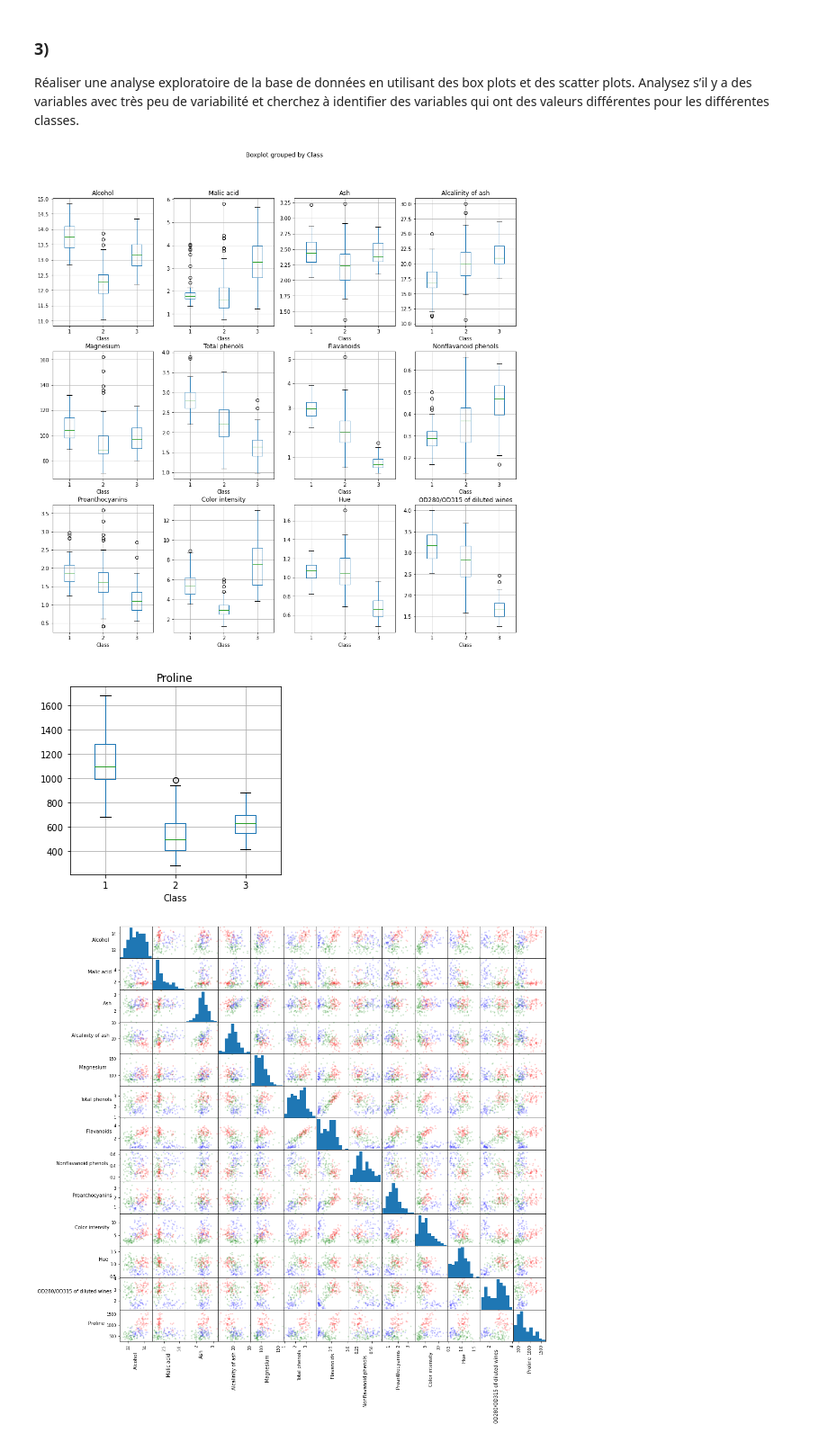
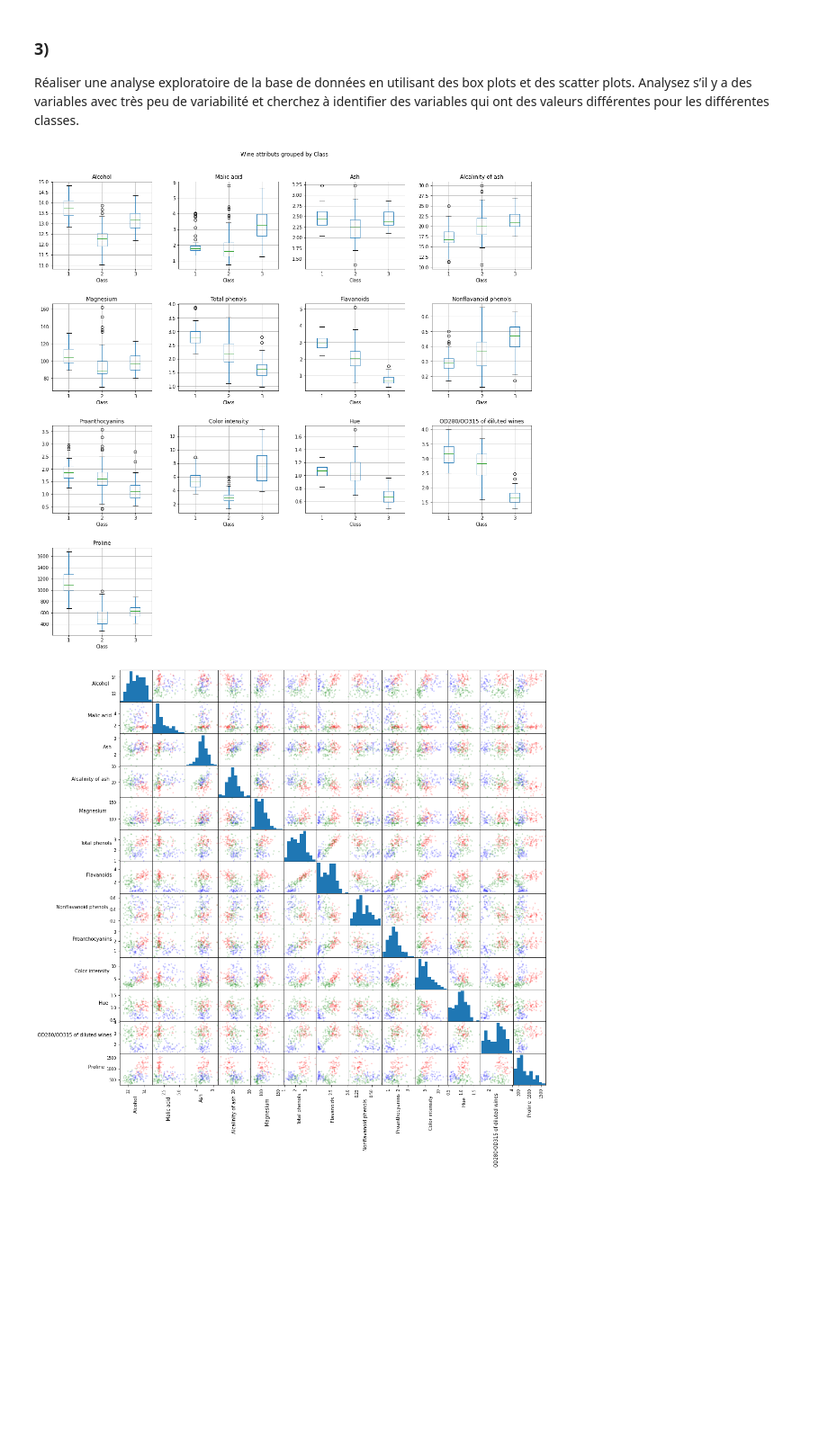
Before and after one commit to heig-vkaelin/isd, a Jupyter notebook: Labo4/Labo4.ipynb, the cells around one changed output. Shown at 90% size. Drawn from its saved outputs; the diff is of its cells as text; code cells hidden in the pictures; blank space fills up the shorter version.

```diff
--- a/Labo4/Labo4.ipynb
+++ b/Labo4/Labo4.ipynb
@@ -95,17 +103,17 @@ Réaliser une analyse exploratoire de la base de données en utilisant des box p
 # %%
 columns_to_show = df.columns[:-1]
 
-fig, axs = plt.subplots(3, 4, figsize=(16, 16), sharex=False, sharey=False)
-df.boxplot(column=list(columns_to_show[:-1]), by='Class', ax=axs)
+fig, axes = plt.subplots(4, 4, sharex=False, sharey=False, figsize=(16, 16))
+for col in range(16):
+    if(col < len(columns_to_show)):
+        df.boxplot(columns_to_show[col], by='Class', ax=axes[col // 4, col % 4])
+    else:
+        fig.delaxes(axes[col // 4, col % 4])
 
-# Pour le dernier attribut (Proline) car 13 attributs = nombre premier ;(
-df.boxplot(column='Proline', by='Class', figsize=(4, 4))
-
-plt.suptitle('')
-plt.tight_layout()
+fig.suptitle('Wine attributs grouped by Class')
+plt.tight_layout(pad=3)
 # %% [output]
-[figure, old version]
+[figure, new version]
-[figure, removed]
 # %%
 without_class = df.drop('Class', 1)
 colors = np.array(59*['r']+71*['g']+48*['b'])
```
Also changed, not shown: parts of 19 cells of this notebook.
